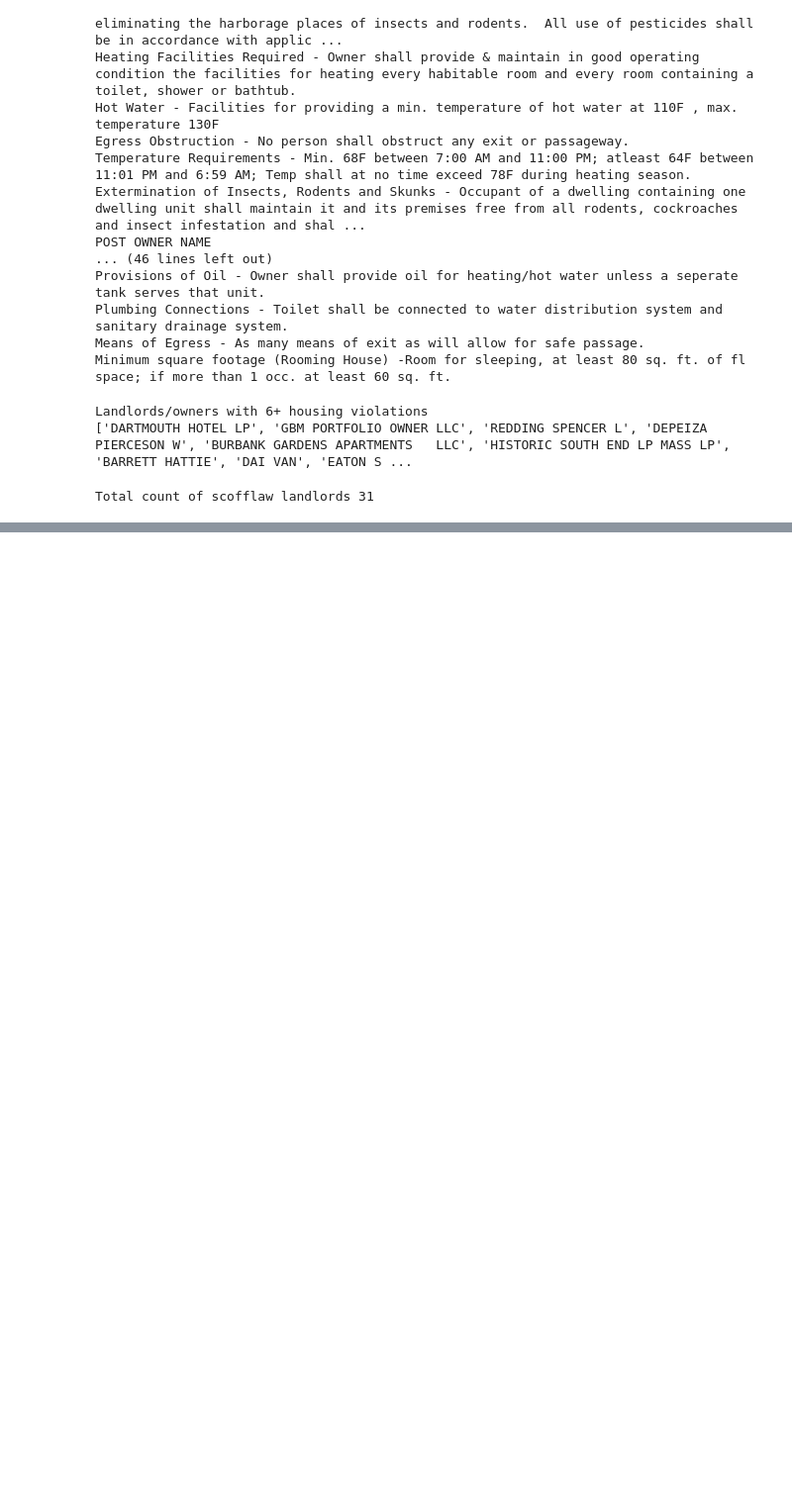
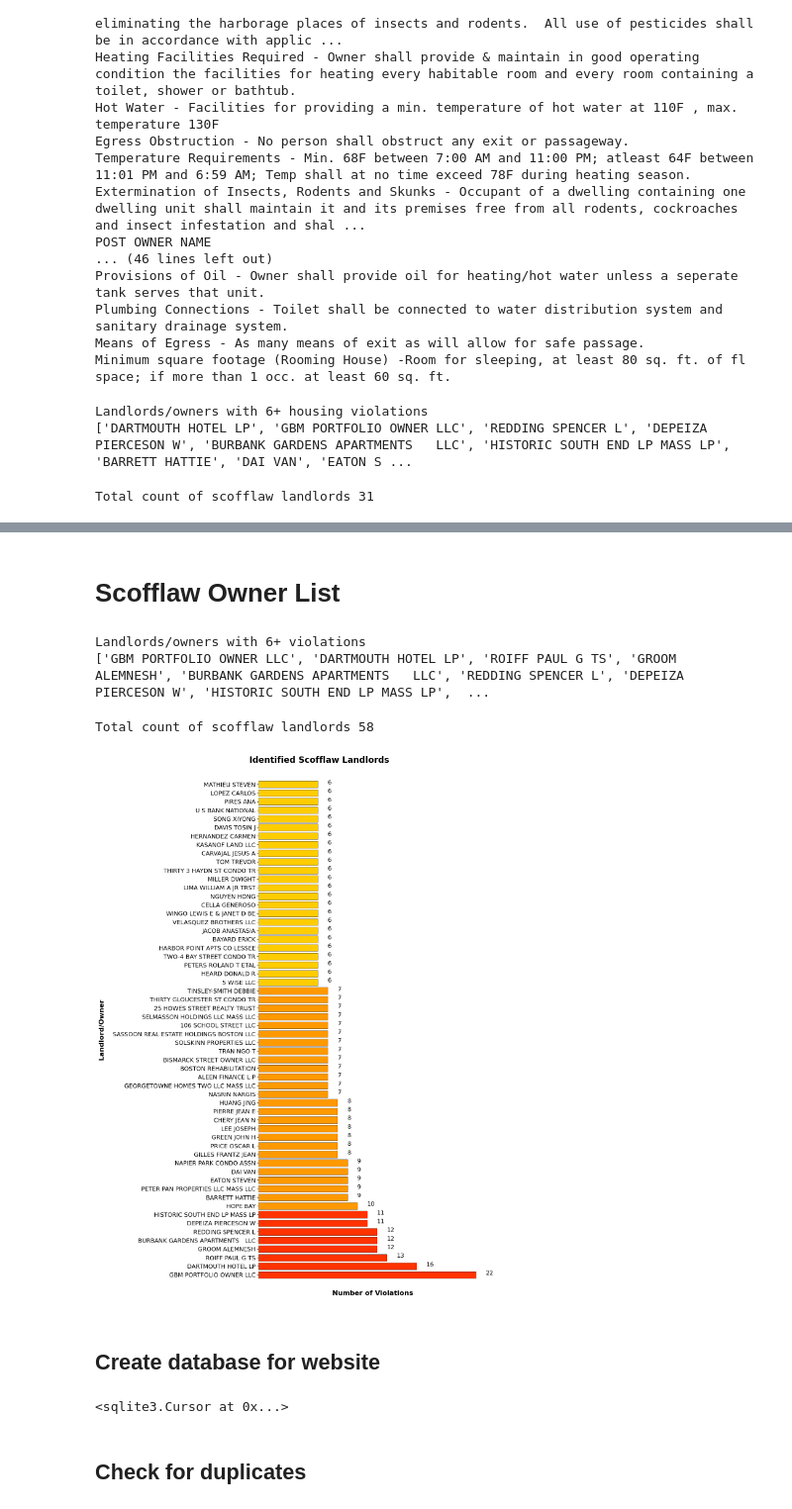
Before and after one commit to BU-Spark/ds-councilor-breadon-bad-landlords2, a Jupyter notebook: spring23-team-4/code/RentSmart_analysis.ipynb, the cells around one changed output, grey strips where cells are left out. Shown at 99% size. Saved outputs shown, nothing was run; the diff lists cells and outputs as text; code cells hidden in the pictures; blank space fills up the shorter version.

Commit message:
add scofflaw owner list analysis

```diff
--- a/spring23-team-4/code/RentSmart_analysis.ipynb
+++ b/spring23-team-4/code/RentSmart_analysis.ipynb
@@ -185,0 +208,75 @@ plt.show()
+# %% [markdown]
+# Scofflaw Owner List
+# %%
+hb_violations = df[df['violation_type'].isin(['Housing Violations', 'Building Violations'])]
+# %%
+counts_by_owner = hb_violations["owner"].value_counts()
+six_or_more = counts_by_owner[counts_by_owner >= 6]
+print("Landlords/owners with 6+ violations")
+print(list(six_or_more.index))
+# %% [output]
+Landlords/owners with 6+ violations
+['GBM PORTFOLIO OWNER LLC', 'DARTMOUTH HOTEL LP', 'ROIFF PAUL G TS', 'GROOM ALEMNESH', 'BURBANK GARDENS APARTMENTS   LLC', 'REDDING SPENCER L', 'DEPEIZA PIERCESON W', 'HISTORIC SOUTH END LP MASS LP',  ...
+# %%
+print("Total count of scofflaw landlords", len(six_or_more))
+# %% [output]
+Total count of scofflaw landlords 58
+# %%
+colors = ["#ffcc00" if count == 6 else "#ff9900" if count >= 7 and count <= 10 else "#ff3300" for count in six_or_more.values]
+
+fig, ax = plt.subplots(figsize=[10, 20])
+fig.suptitle('Identified Scofflaw Landlords', fontsize=20, fontweight='bold', x = 0.4, y = 0.95)
+ax.set_xlabel("Number of Violations", fontsize=16, fontweight='bold', labelpad = -30)
+ax.set_ylabel("Landlord/Owner", fontsize=16, fontweight='bold', labelpad = 20)
+ax.barh(list(six_or_more.index), six_or_more.values, color=colors, edgecolor='black', linewidth=0.5)
+
+for i, count in enumerate(six_or_more.values):
+    ax.text(count + 1, i, str(count), fontsize=14)
+
+ax.tick_params(axis='y', labelsize=14)
+ax.set_xticklabels([])
+ax.set_xticks([])
+
+
+for spine in ax.spines.values():
+    spine.set_linewidth(0)
+
+plt.subplots_adjust(left=0.2, right=0.95, top=0.95, bottom=0.05)
+plt.show()
+# %% [output]
+[figure, added]
+# %% [markdown]
+## Create database for website
+# %%
+import sqlite3
+
+conn = sqlite3.connect('RentSmart_violations.db')
+cur = conn.cursor()
+
+cur.execute('''
+    CREATE TABLE owners (
+        id INTEGER PRIMARY KEY AUTOINCREMENT,
+        name TEXT
+    );
+''')
+
+cur.execute('''
+    CREATE TABLE buildings (
+        id INTEGER PRIMARY KEY AUTOINCREMENT,
+        owner_id INTEGER,
+        address TEXT
+    );
+''')
+
+cur.execute('''
+    CREATE TABLE violations (
+        id INTEGER PRIMARY KEY AUTOINCREMENT,
+        owner_id INTEGER,
+        building_id INTEGER,
+        date DATETIME,
+        type TEXT,
+        description TEXT
+    );
+''')
+# %% [output]
+<sqlite3.Cursor at 0x...>
@@ -185,0 +303,2 @@ plt.show()
+# %% [markdown]
+## Check for duplicates
```
Also changed, not shown: parts of 4 cells of this notebook.
